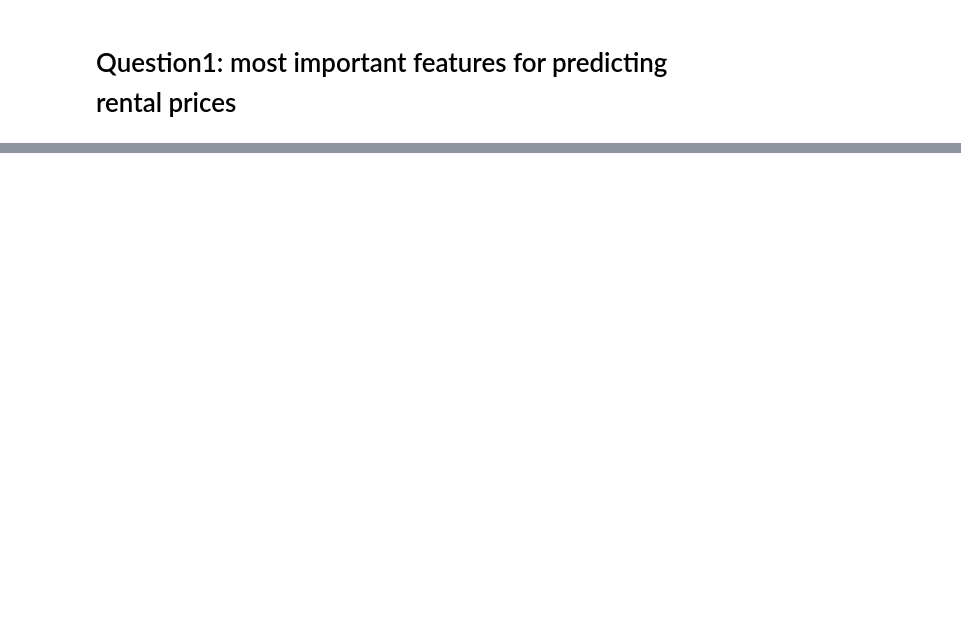
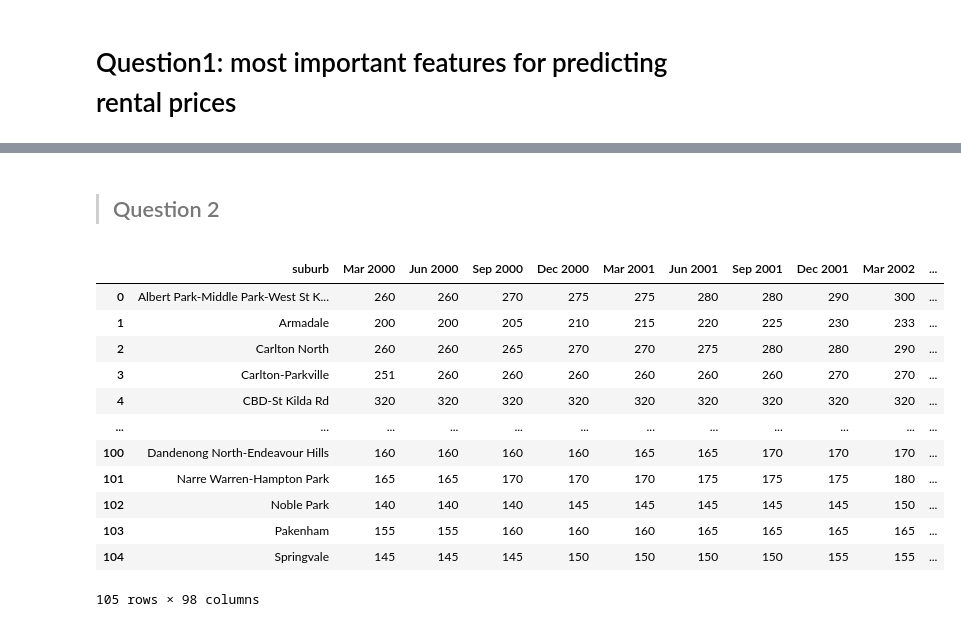
Before and after one commit to MAST30034-AppliedDataScience/project-2-group-real-estate-industry-project-27, a Jupyter notebook: notebooks/summary.ipynb, the cells around one changed output, grey strips where cells are left out. Cells and saved outputs as stored; diff of their text form; code cells hidden in the pictures; blank space fills up the shorter version.

```diff
--- a/notebooks/summary.ipynb
+++ b/notebooks/summary.ipynb
@@ -35,3 +35,5 @@
 # %%
 # By using Anova, there are sufficent evidences to the effect of suburb and property type on rental price.
 # Suburb have a 0.000172 p-vlaue, and property type have the p-value equal to 1.878596e-41
+# %% [markdown]
+> ## Question 2
@@ -37,0 +44,16 @@
+# %%
+historical_df
+# %% [output]
+|  | suburb | Mar 2000 | Jun 2000 | Sep 2000 | Dec 2000 | Mar 2001 | Jun 2001 | Sep 2001 | Dec 2001 | Mar 2002 | ... |
+| 0 | Albert Park-Middle Park-West St K... | 260 | 260 | 270 | 275 | 275 | 280 | 280 | 290 | 300 | ... |
+| 1 | Armadale | 200 | 200 | 205 | 210 | 215 | 220 | 225 | 230 | 233 | ... |
+| 2 | Carlton North | 260 | 260 | 265 | 270 | 270 | 275 | 280 | 280 | 290 | ... |
+| 3 | Carlton-Parkville | 251 | 260 | 260 | 260 | 260 | 260 | 260 | 270 | 270 | ... |
+| 4 | CBD-St Kilda Rd | 320 | 320 | 320 | 320 | 320 | 320 | 320 | 320 | 320 | ... |
+| ... | ... | ... | ... | ... | ... | ... | ... | ... | ... | ... | ... |
+| 100 | Dandenong North-Endeavour Hills | 160 | 160 | 160 | 160 | 165 | 165 | 170 | 170 | 170 | ... |
+| 101 | Narre Warren-Hampton Park | 165 | 165 | 170 | 170 | 170 | 175 | 175 | 175 | 180 | ... |
+| 102 | Noble Park | 140 | 140 | 140 | 145 | 145 | 145 | 145 | 145 | 150 | ... |
+| 103 | Pakenham | 155 | 155 | 160 | 160 | 160 | 165 | 165 | 165 | 165 | ... |
+| 104 | Springvale | 145 | 145 | 145 | 150 | 150 | 150 | 150 | 155 | 155 | ... |
+105 rows × 98 columns
```
Also changed, not shown: parts of 10 cells of this notebook, 1 other file.
